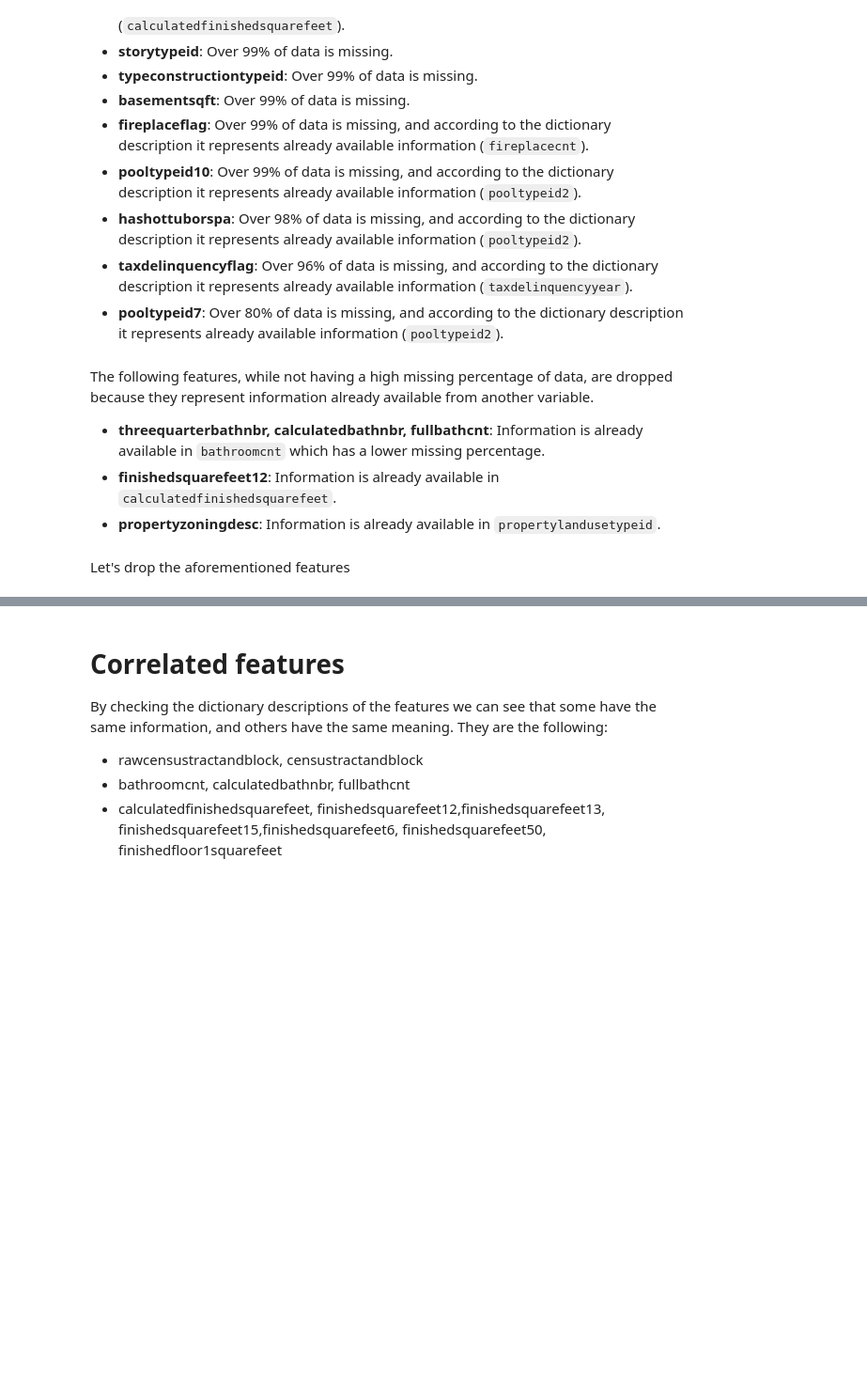
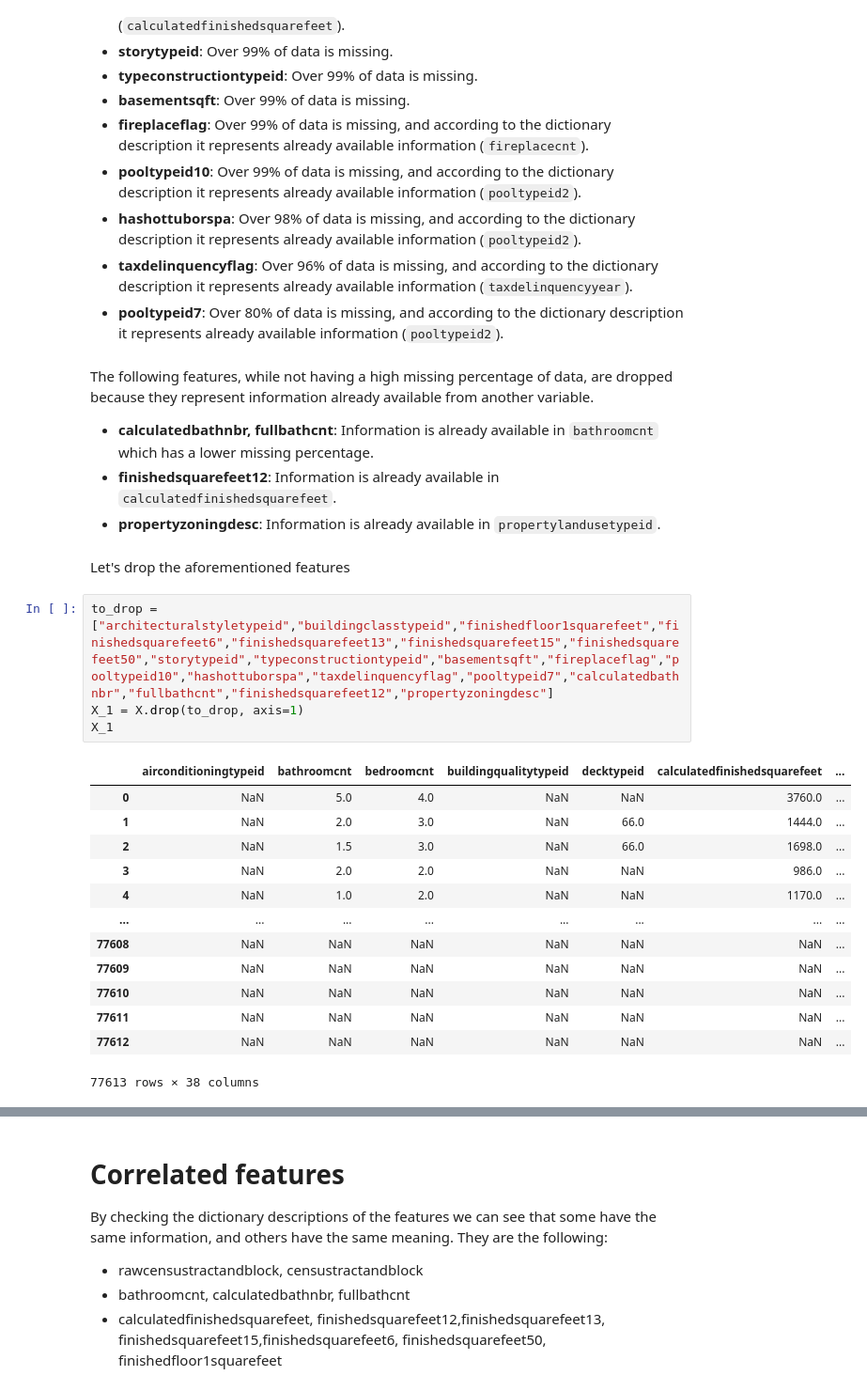
Before and after one commit to RuieX/Data-and-Web-Mining-project, a Jupyter notebook: project/src/notebooks/feature_engineering.ipynb, the cells around one changed output, grey strips where cells are left out. Shown: that part at 94% size. Cells and saved outputs as stored; diff of their text form; blank space fills up the shorter version.

```diff
--- a/project/src/notebooks/feature_engineering.ipynb
+++ b/project/src/notebooks/feature_engineering.ipynb
@@ -527,9 +528,27 @@ The following variables are dropped because of their high percentage of missing
 - **pooltypeid7**: Over 80% of data is missing, and according to the dictionary description it represents already available information (`pooltypeid2`).
 # %% [markdown]
 The following features, while not having a high missing percentage of data, are dropped because they represent information already available from another variable.
-- **threequarterbathnbr, calculatedbathnbr, fullbathcnt**: Information is already available in `bathroomcnt` which has a lower missing percentage.
+- **calculatedbathnbr, fullbathcnt**: Information is already available in `bathroomcnt` which has a lower missing percentage.
 - **finishedsquarefeet12**: Information is already available in `calculatedfinishedsquarefeet`.
 - **propertyzoningdesc**: Information is already available in `propertylandusetypeid`.
 # %% [markdown]
 Let's drop the aforementioned features
+# %%
+to_drop = ["architecturalstyletypeid","buildingclasstypeid","finishedfloor1squarefeet","finishedsquarefeet6","finishedsquarefeet13","finishedsquarefeet15","finishedsquarefeet50","storytypeid","typeconstructiontypeid","basementsqft","fireplaceflag","pooltypeid10","hashottuborspa","taxdelinquencyflag","pooltypeid7","calculatedbathnbr","fullbathcnt","finishedsquarefeet12","propertyzoningdesc"]
+X_1 = X.drop(to_drop, axis=1)
+X_1
+# %% [output]
+|  | airconditioningtypeid | bathroomcnt | bedroomcnt | buildingqualitytypeid | decktypeid | calculatedfinishedsquarefeet | ... |
+| 0 | NaN | 5.0 | 4.0 | NaN | NaN | 3760.0 | ... |
+| 1 | NaN | 2.0 | 3.0 | NaN | 66.0 | 1444.0 | ... |
+| 2 | NaN | 1.5 | 3.0 | NaN | 66.0 | 1698.0 | ... |
+| 3 | NaN | 2.0 | 2.0 | NaN | NaN | 986.0 | ... |
+| 4 | NaN | 1.0 | 2.0 | NaN | NaN | 1170.0 | ... |
+| ... | ... | ... | ... | ... | ... | ... | ... |
+| 77608 | NaN | NaN | NaN | NaN | NaN | NaN | ... |
+| 77609 | NaN | NaN | NaN | NaN | NaN | NaN | ... |
+| 77610 | NaN | NaN | NaN | NaN | NaN | NaN | ... |
+| 77611 | NaN | NaN | NaN | NaN | NaN | NaN | ... |
+| 77612 | NaN | NaN | NaN | NaN | NaN | NaN | ... |
+77613 rows × 38 columns
 # %% [markdown]
```
Also changed, not shown: parts of 3 cells of this notebook.
